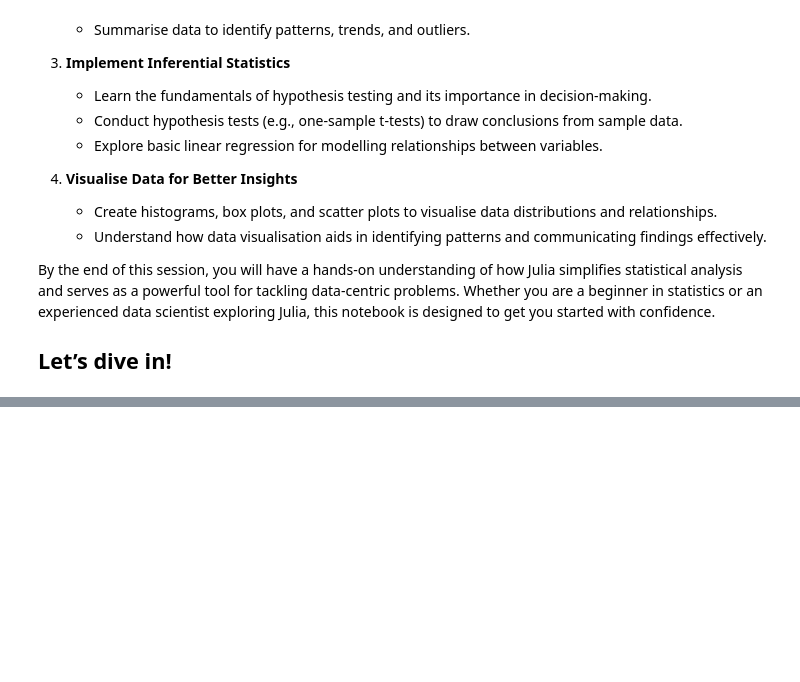
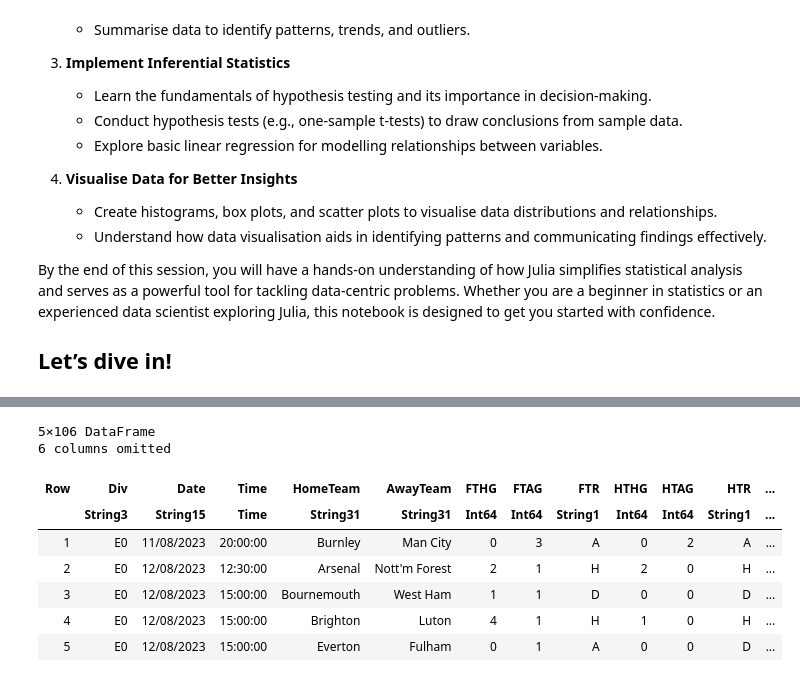
Before and after one commit to xKDR/Julia-Workshop, a Jupyter notebook: Statistics.ipynb, the cells around one changed output, grey strips where cells are left out. Drawn from its saved outputs; the diff is of its cells as text; code cells hidden in the pictures; blank space fills up the shorter version.

```diff
--- a/Statistics.ipynb
+++ b/Statistics.ipynb
@@ -190,0 +190,19 @@ LoadError: ArgumentError: Package Plots not found in current path.
+# %%
+# Define the URL of the CSV file
+url = "https://www.football-data.co.uk/mmz4281/2324/E0.csv"
+
+# Read the CSV file directly from the URL into a DataFrame
+df = CSV.read(download(url), DataFrame)
+
+# Display the first few rows of the DataFrame
+first(df, 5)
+# %% [output]
+5×106 DataFrame
+6 columns omitted
+| Row | Div | Date | Time | HomeTeam | AwayTeam | FTHG | FTAG | FTR | HTHG | HTAG | HTR | ... |
+|  | String3 | String15 | Time | String31 | String31 | Int64 | Int64 | String1 | Int64 | Int64 | String1 | ... |
+| 1 | E0 | 11/08/2023 | 20:00:00 | Burnley | Man City | 0 | 3 | A | 0 | 2 | A | ... |
+| 2 | E0 | 12/08/2023 | 12:30:00 | Arsenal | Nott'm Forest | 2 | 1 | H | 2 | 0 | H | ... |
+| 3 | E0 | 12/08/2023 | 15:00:00 | Bournemouth | West Ham | 1 | 1 | D | 0 | 0 | D | ... |
+| 4 | E0 | 12/08/2023 | 15:00:00 | Brighton | Luton | 4 | 1 | H | 1 | 0 | H | ... |
+| 5 | E0 | 12/08/2023 | 15:00:00 | Everton | Fulham | 0 | 1 | A | 0 | 0 | D | ... |
```
Also changed, not shown: parts of 33 cells of this notebook.
